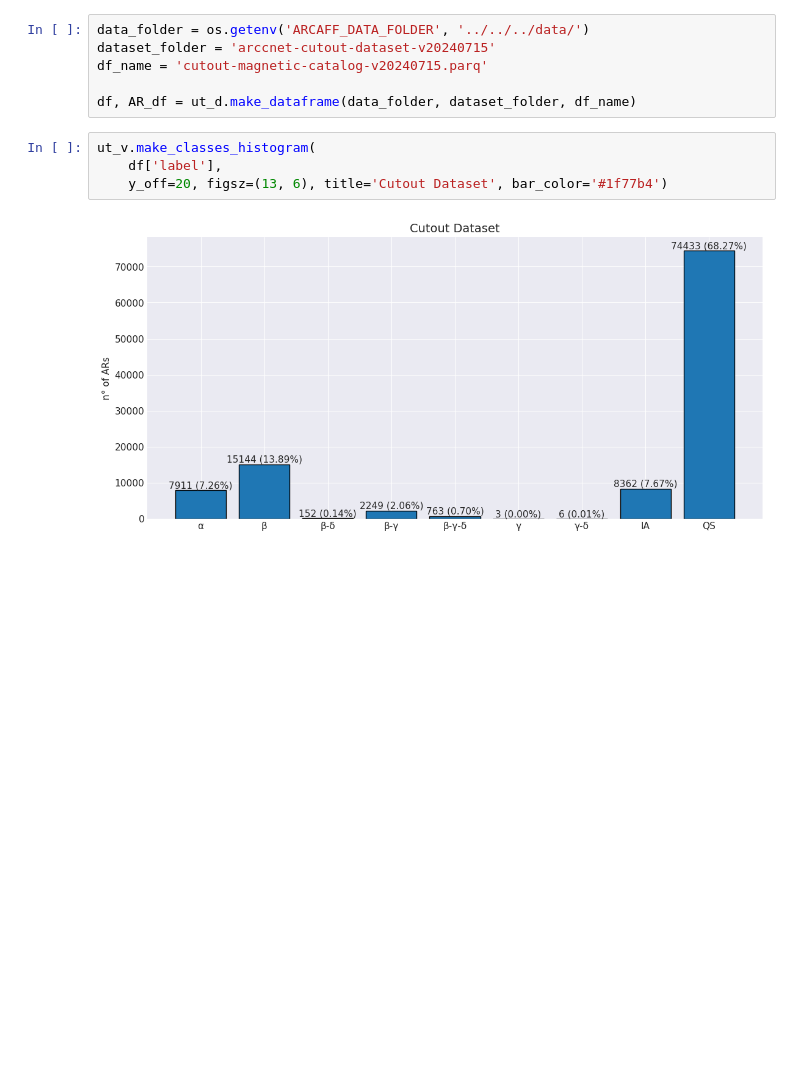
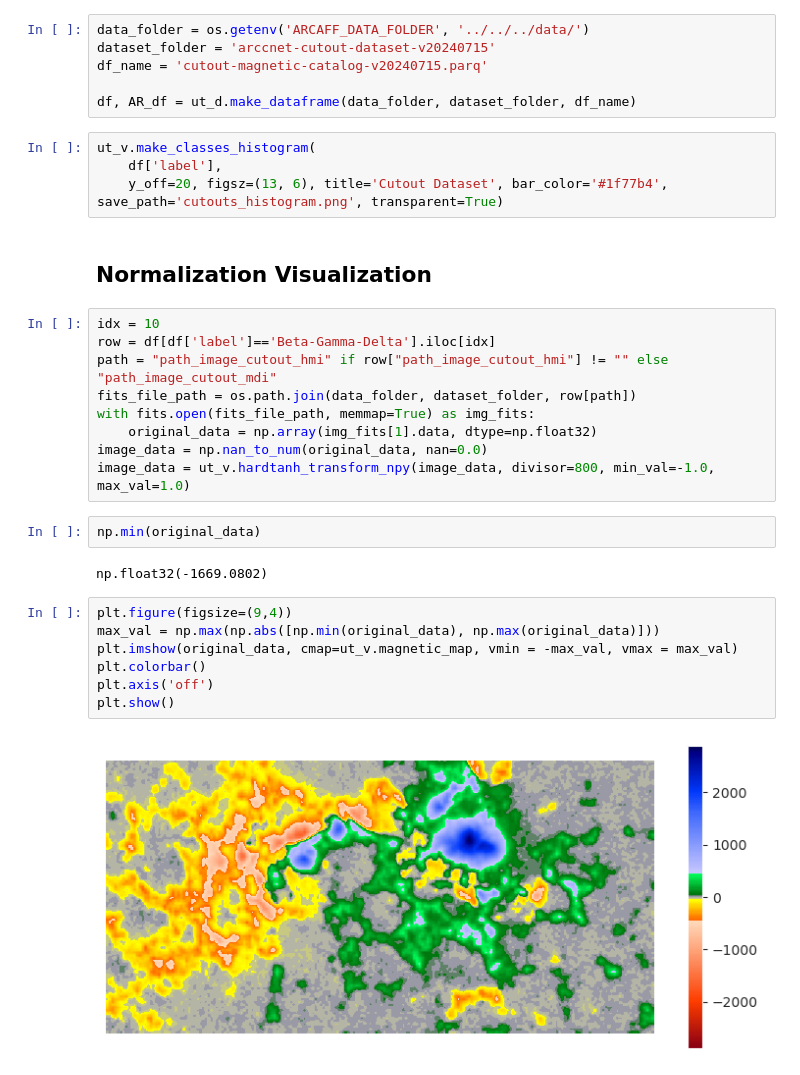
Before and after one commit to edoardolegnaro/ARCCnet, a Jupyter notebook: arccnet/visualisation/EDA_cutouts.ipynb, the cells around one changed output. Drawn from its saved outputs; the diff is of its cells as text; blank space fills up the shorter version.

Commit message:
made visuals for ESWW poster

```diff
--- a/arccnet/visualisation/EDA_cutouts.ipynb
+++ b/arccnet/visualisation/EDA_cutouts.ipynb
@@ -38,6 +38,28 @@ df, AR_df = ut_d.make_dataframe(data_folder, dataset_folder, df_name)
 # %%
 ut_v.make_classes_histogram(
     df['label'],
-    y_off=20, figsz=(13, 6), title='Cutout Dataset', bar_color='#1f77b4')
+    y_off=20, figsz=(13, 6), title='Cutout Dataset', bar_color='#1f77b4', save_path='cutouts_histogram.png', transparent=True)
-# %% [output]
-[figure, removed]
+# %% [markdown]
+## Normalization Visualization
+# %%
+idx = 10
+row = df[df['label']=='Beta-Gamma-Delta'].iloc[idx]
+path = "path_image_cutout_hmi" if row["path_image_cutout_hmi"] != "" else "path_image_cutout_mdi"
+fits_file_path = os.path.join(data_folder, dataset_folder, row[path])
+with fits.open(fits_file_path, memmap=True) as img_fits:
+    original_data = np.array(img_fits[1].data, dtype=np.float32)
+image_data = np.nan_to_num(original_data, nan=0.0)
+image_data = ut_v.hardtanh_transform_npy(image_data, divisor=800, min_val=-1.0, max_val=1.0)
+# %%
+np.min(original_data)
+# %% [output]
+np.float32(-1669.0802)
+# %%
+plt.figure(figsize=(9,4))
+max_val = np.max(np.abs([np.min(original_data), np.max(original_data)]))
+plt.imshow(original_data, cmap=ut_v.magnetic_map, vmin = -max_val, vmax = max_val)
+plt.colorbar()
+plt.axis('off')
+plt.show()
+# %% [output]
+[figure, added]
```
Also changed, not shown: parts of 1 cell of this notebook, 6 other files.
